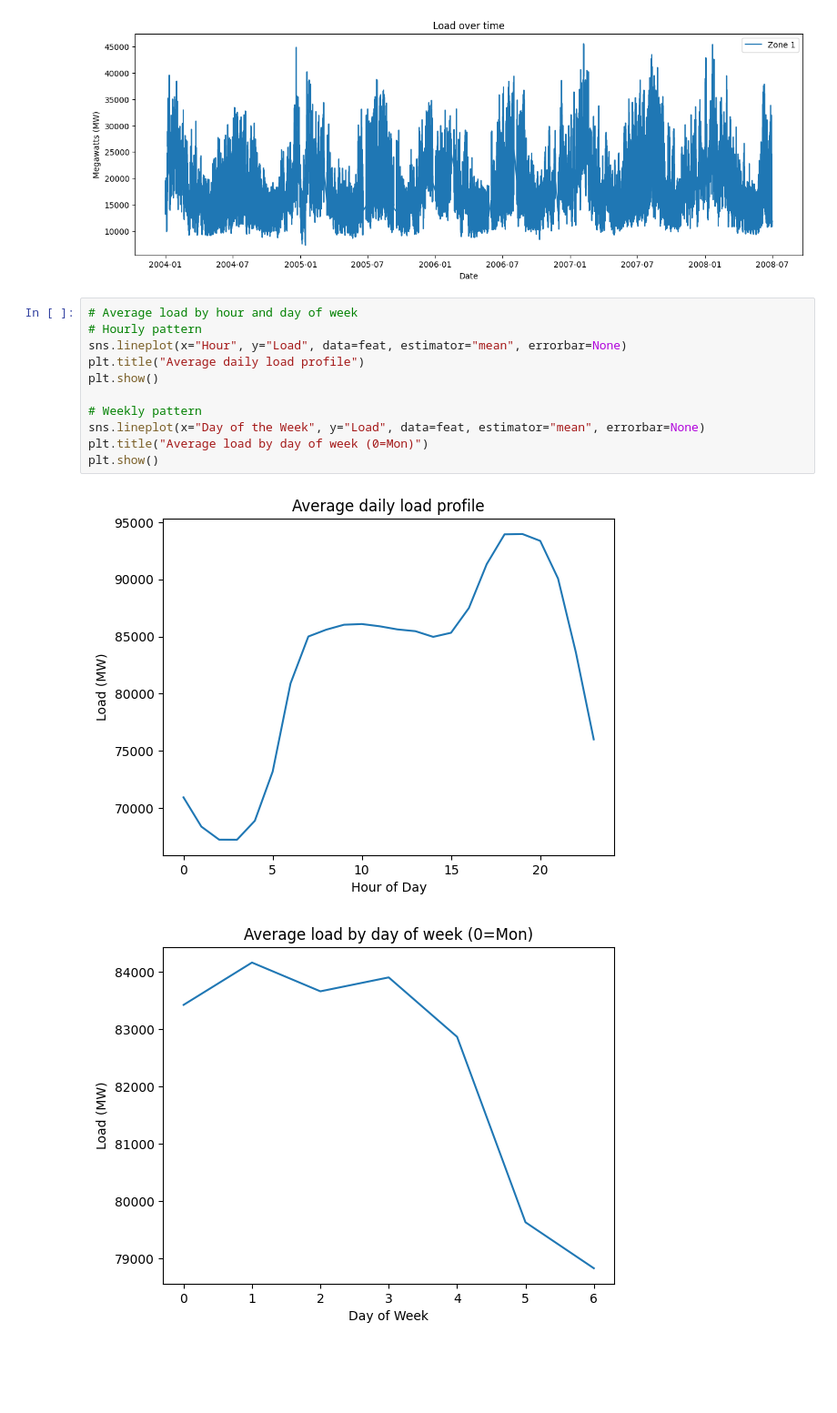
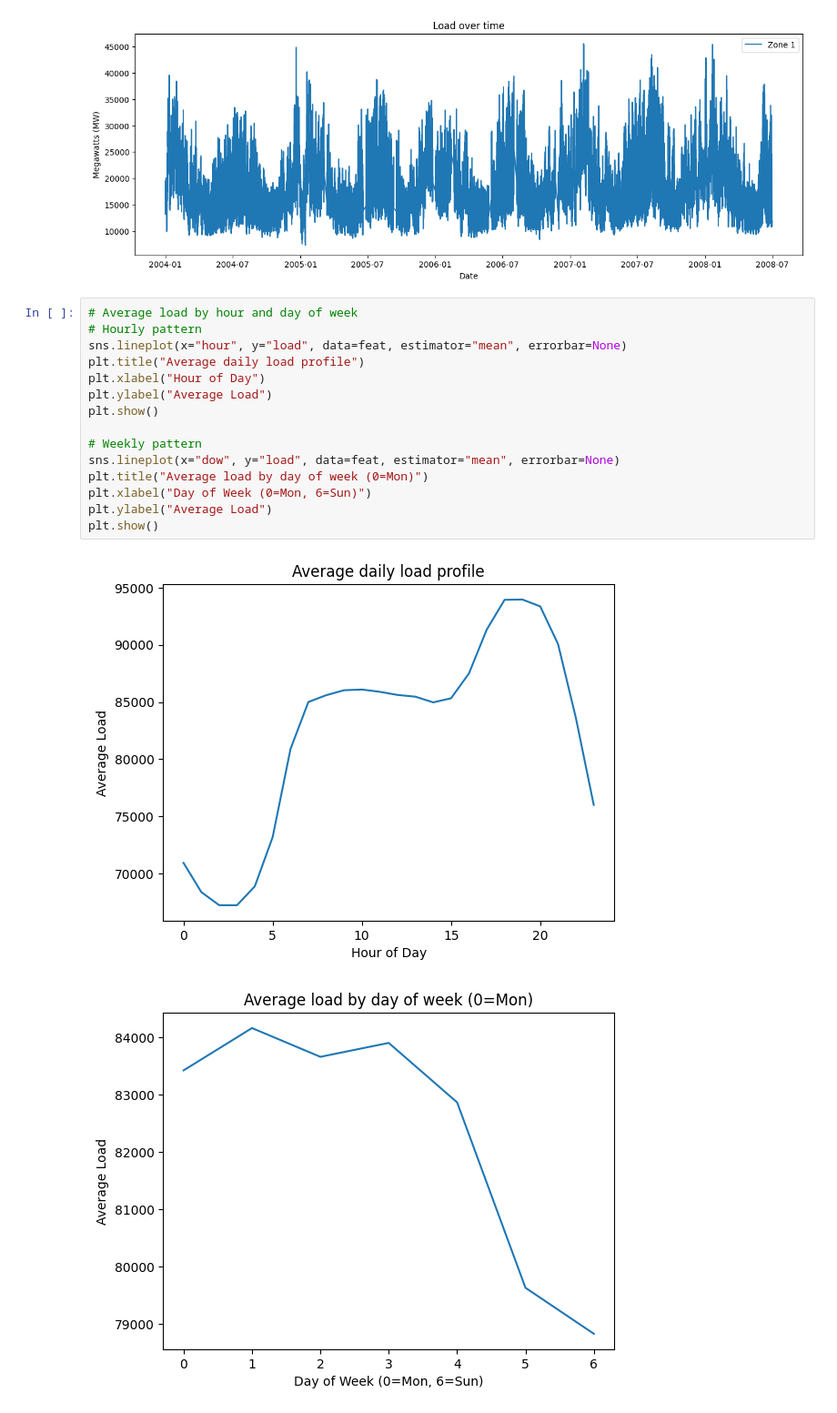
Before and after one commit to Mesh-AI/explainable_ai, a Jupyter notebook: code/testing.ipynb, the cells around one changed output. Shown at 91% size. Cells and saved outputs as stored; diff of their text form; blank space fills up the shorter version.

```diff
--- a/code/testing.ipynb
+++ b/code/testing.ipynb
@@ -530,17 +530,21 @@ plt.legend()
 plt.show()
 # %% [output]
 [figure]
-# %%
-# Average load by hour and day of week
-# Hourly pattern
-sns.lineplot(x="Hour", y="Load", data=feat, estimator="mean", errorbar=None)
-plt.title("Average daily load profile")
-plt.show()
-
-# Weekly pattern
-sns.lineplot(x="Day of the Week", y="Load", data=feat, estimator="mean", errorbar=None)
-plt.title("Average load by day of week (0=Mon)")
-plt.show()
-# %% [output]
-[figure, removed]
-[figure, removed]
+# %%
+# Average load by hour and day of week
+# Hourly pattern
+sns.lineplot(x="hour", y="load", data=feat, estimator="mean", errorbar=None)
+plt.title("Average daily load profile")
+plt.xlabel("Hour of Day")
+plt.ylabel("Average Load")
+plt.show()
+
+# Weekly pattern
+sns.lineplot(x="dow", y="load", data=feat, estimator="mean", errorbar=None)
+plt.title("Average load by day of week (0=Mon)")
+plt.xlabel("Day of Week (0=Mon, 6=Sun)")
+plt.ylabel("Average Load")
+plt.show()
+# %% [output]
+[figure, added]
+[figure, added]
```
Also changed, not shown: parts of 1 cell of this notebook.
